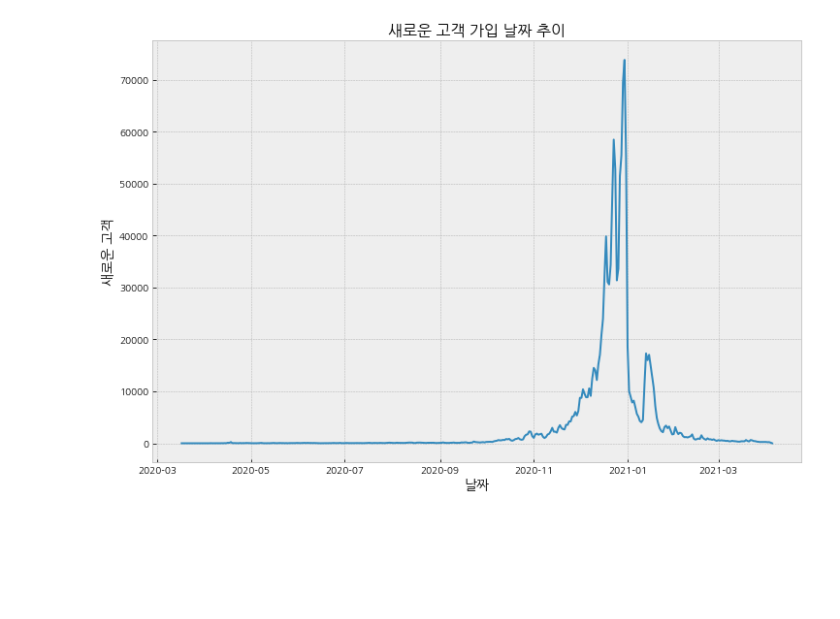
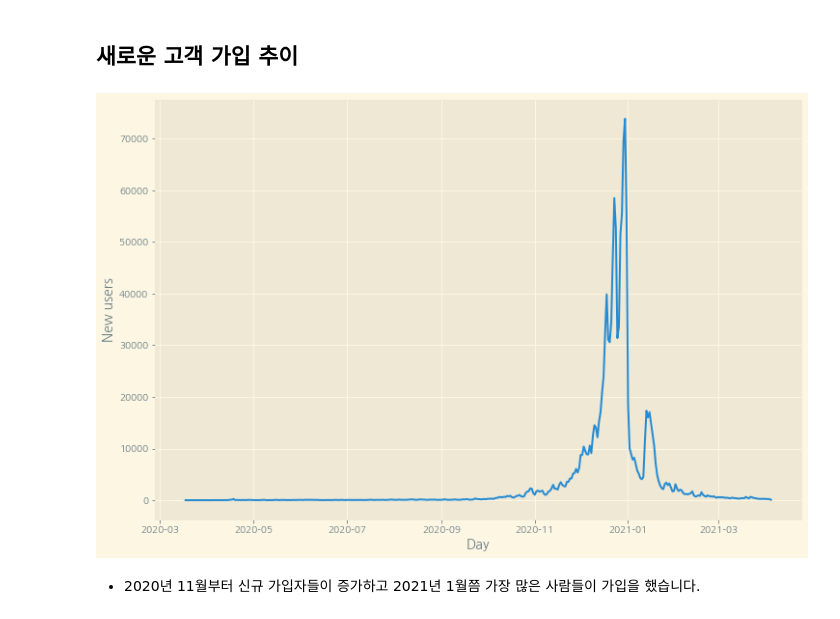
Before and after one commit to jaaaamj0711/kaggle_study, a Jupyter notebook: Clubhouse/clubhouse.ipynb, the cells around one changed output. Drawn from its saved outputs; the diff is of its cells as text; code cells hidden in the pictures; blank space fills up the shorter version.

```diff
--- a/Clubhouse/clubhouse.ipynb
+++ b/Clubhouse/clubhouse.ipynb
@@ -5,7 +5,9 @@ import numpy as np
 import pandas as pd
 import sqlite3
 import matplotlib.pyplot as plt
+plt.style.use(['Solarize_Light2'])
 import seaborn as sns
+import plotly.figure_factory as ff
 # %%
 # 한글 폰트 사용을 위한 설정
 !apt-get update -qq
@@ -62,15 +36,18 @@ time_group = data.groupby('time_created', as_index=False)
 time_group = time_group.agg(user_count = ('time_created', 'count'))
 # %%
 plt.style.use(['bmh'])
+# %% [markdown]
+## 새로운 고객 가입 추이
 # %%
 plt.figure(figsize=(12,8))
 sns.lineplot(x=time_group['time_created'], y=time_group['user_count'])
-plt.xlabel('날짜', fontsize=14)
-plt.ylabel('새로운 고객', fontsize=14)
-plt.title('새로운 고객 가입 날짜 추이', fontsize=16)
+plt.xlabel('Day', fontsize=14)
+plt.ylabel('New users', fontsize=14)
 plt.show()
 # %% [output]
-[figure, old version]
+[figure, new version]
+# %% [markdown]
+- 2020년 11월부터 신규 가입자들이 증가하고 2021년 1월쯤 가장 많은 사람들이 가입을 했습니다.
 # %%
 top = data.nlargest(20,['num_followers'])
 # %%
```
Also changed, not shown: parts of 12 cells of this notebook.
